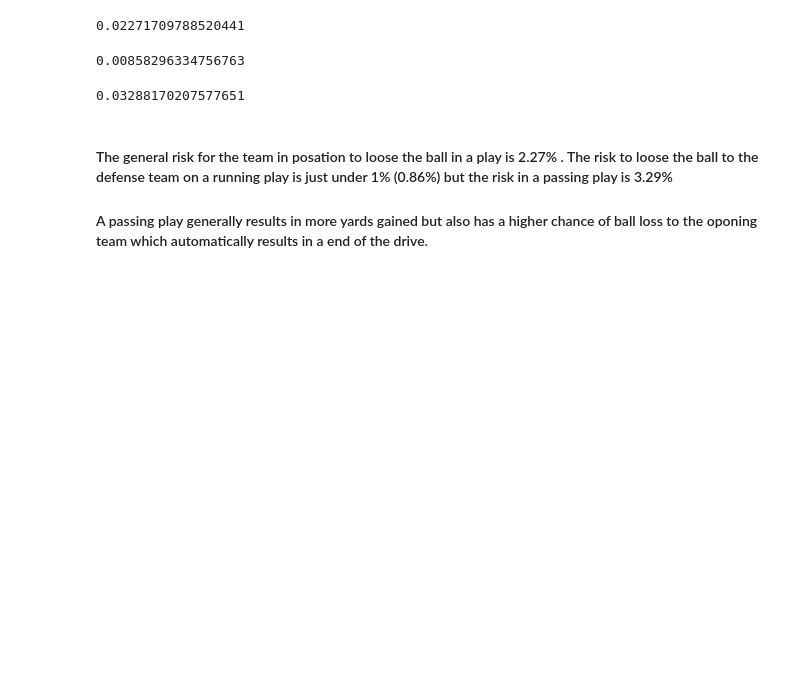
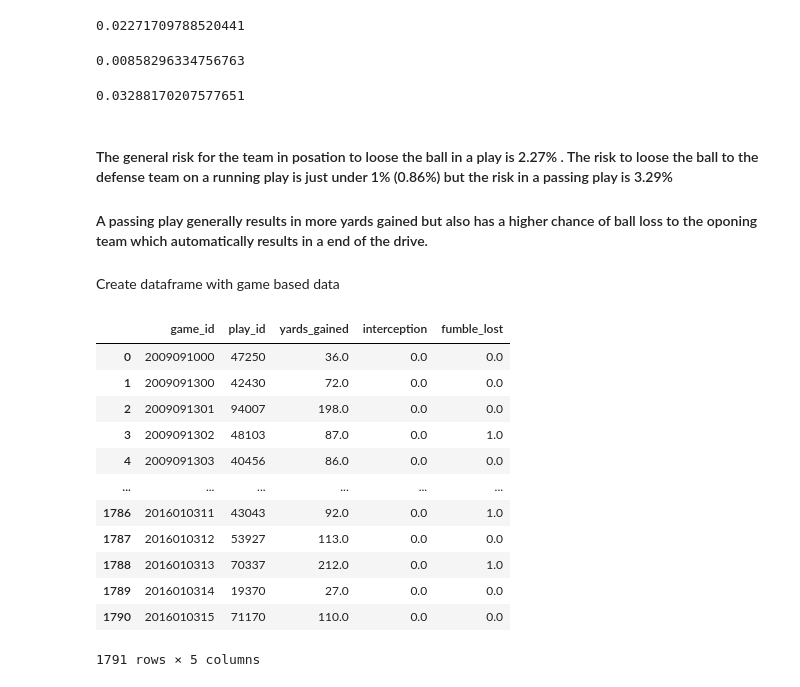
Before and after one commit to Ulli-Aech/FinalProject_sports_data, a Jupyter notebook: Notebooks/NB02_Analysis_yards_gained.ipynb, the cells around one changed output. Cells and saved outputs as stored; diff of their text form; code cells hidden in the pictures; blank space fills up the shorter version.

```diff
--- a/Notebooks/NB02_Analysis_yards_gained.ipynb
+++ b/Notebooks/NB02_Analysis_yards_gained.ipynb
@@ -421,3 +417,22 @@ ball_loss_risk_pass
 #### The general risk for the team in posation to loose the ball in a play is 2.27% . The risk to loose the ball to the defense team on a running play is just under 1% (0.86%) but the risk in a passing play is 3.29%
 
 #### A passing play generally results in more yards gained but also has a higher chance of ball loss to the oponing team which automatically results in a end of the drive.
+# %% [markdown]
+Create dataframe with game based data
+# %%
+games = home_run.groupby('game_id', as_index = False).sum()
+games
+# %% [output]
+|  | game_id | play_id | yards_gained | interception | fumble_lost |
+| 0 | 2009091000 | 47250 | 36.0 | 0.0 | 0.0 |
+| 1 | 2009091300 | 42430 | 72.0 | 0.0 | 0.0 |
+| 2 | 2009091301 | 94007 | 198.0 | 0.0 | 0.0 |
+| 3 | 2009091302 | 48103 | 87.0 | 0.0 | 1.0 |
+| 4 | 2009091303 | 40456 | 86.0 | 0.0 | 0.0 |
+| ... | ... | ... | ... | ... | ... |
+| 1786 | 2016010311 | 43043 | 92.0 | 0.0 | 1.0 |
+| 1787 | 2016010312 | 53927 | 113.0 | 0.0 | 0.0 |
+| 1788 | 2016010313 | 70337 | 212.0 | 0.0 | 1.0 |
+| 1789 | 2016010314 | 19370 | 27.0 | 0.0 | 0.0 |
+| 1790 | 2016010315 | 71170 | 110.0 | 0.0 | 0.0 |
+1791 rows × 5 columns
```
Also changed, not shown: parts of 1 cell of this notebook, 6 other files.
